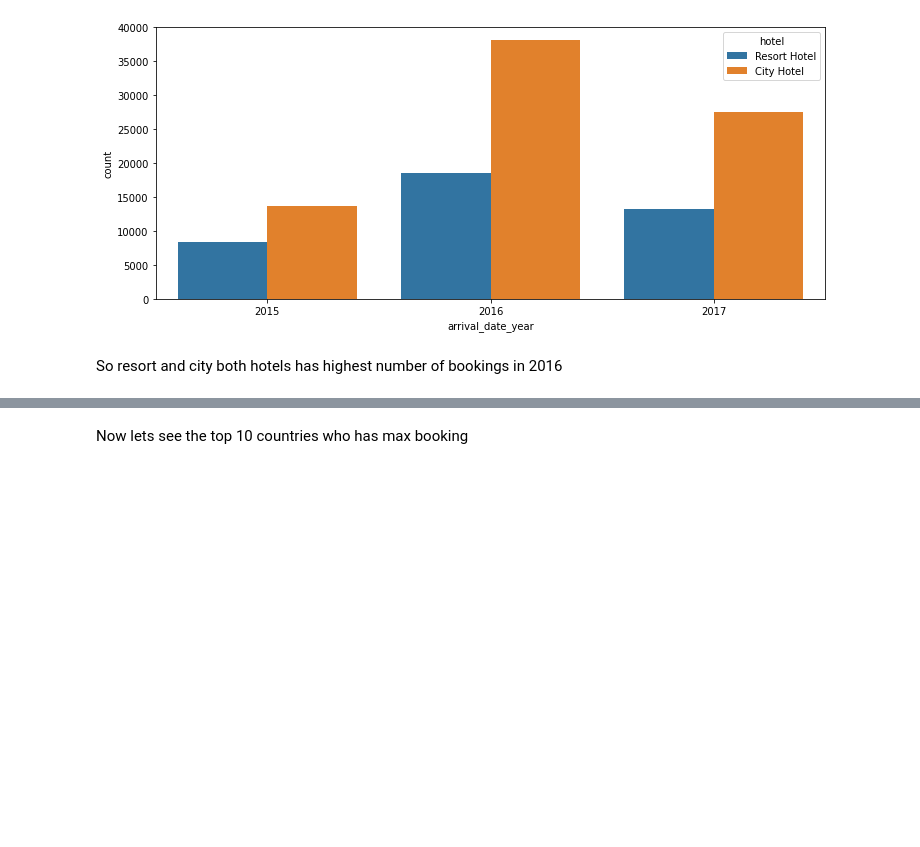
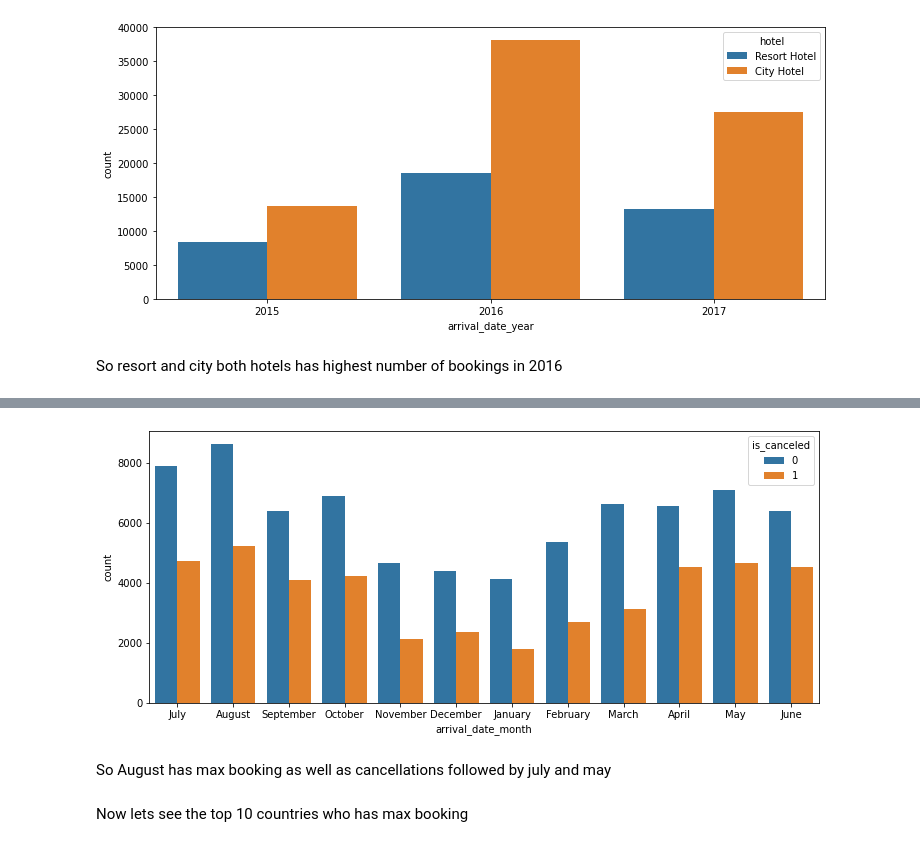
Before and after one commit to kiran2424/hotel-booking-data-analysis, a Jupyter notebook: Copy_of_Hotel_Booking_Analysis_Capstone_Project.ipynb, the cells around one changed output, grey strips where cells are left out. Cells and saved outputs as stored; diff of their text form; code cells hidden in the pictures; blank space fills up the shorter version.

```diff
--- a/Copy_of_Hotel_Booking_Analysis_Capstone_Project.ipynb
+++ b/Copy_of_Hotel_Booking_Analysis_Capstone_Project.ipynb
@@ -267,3 +289,11 @@ So resort and city both hotels has highest number of bookings in 2016
+# %%
+plt.figure(figsize=(12,5))
+sns.countplot(x='arrival_date_month', hue = 'is_canceled', data= df_data)
+plt.show()
+# %% [output]
+[figure, added]
+# %% [markdown]
+So August has max booking as well as cancellations followed by july and may
 # %% [markdown]
 Now lets see the top 10 countries who has max booking
 # %%
```
Also changed, not shown: parts of 9 cells of this notebook.
